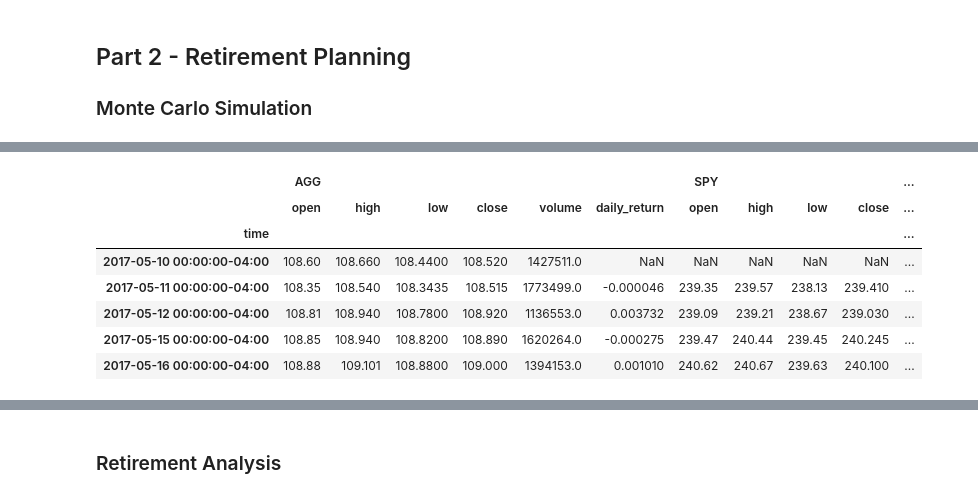
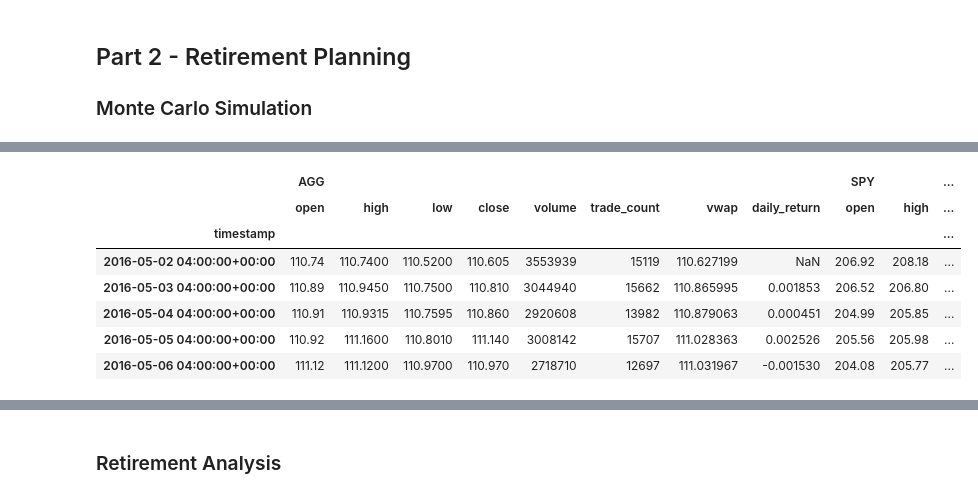
Before and after one commit to kainatahmed01/Module-5-Challenge, a Jupyter notebook: financial-planner.ipynb, the cells around one changed output, grey strips where cells are left out. Saved outputs shown, nothing was run; the diff lists cells and outputs as text; code cells hidden in the pictures.

```diff
--- a/financial-planner.ipynb
+++ b/financial-planner.ipynb
@@ -65,14 +114,14 @@ my_agg = 200
 my_spy = 50
 # %%
 # Set Alpaca API key and secret
-alpaca_api_key = 'EYCuMYzkN7aF8PzXba__'
-alpaca_secret_key = 'EYCuMYzkN7aF8PzXba__'
-
+# YOUR CODE HERE!
+alpaca_api_key = os.getenv("ALPACA_API_KEY")
+alpaca_secret_key = os.getenv("ALPACA_SECRET_KEY")
 # Create the Alpaca API object
-api = tradeapi.REST(
+# YOUR CODE HERE!
+alpaca = tradeapi.REST(
     alpaca_api_key,
     alpaca_secret_key,
-    api_version='v2'
-)
+    api_version="v2")
 # %%
 # Format current date as ISO format
@@ -170,9 +231,8 @@ Congratulations! You have enough money in your emergency fund.
 ### Monte Carlo Simulation
 # %%
 # Set start and end dates of five years back from today.
-start_date = pd.Timestamp('2018-05-01', tz='America/New_York').isoformat()
-end_date = pd.Timestamp('2023-05-01', tz='America/New_York').isoformat()
-
 # Sample results may vary from the solution based on the time frame chosen
+start_date = pd.Timestamp('2016-05-01', tz='America/New_York').isoformat()
+end_date = pd.Timestamp('2021-05-01', tz='America/New_York').isoformat()
 # %%
 # Get 5 years' worth of historical data for SPY and AGG
@@ -206,0 +267,13 @@ df_stock_data.head()
+# %%
+# Reorganize the DataFrame
+# Separate ticker data
+# YOUR CODE HERE!
+
+AGG = df_stock_data[df_stock_data['symbol'] == 'AGG'].drop('symbol', axis=1)
+SPY = df_stock_data[df_stock_data['symbol'] == 'SPY'].drop('symbol', axis=1)
+
+# Concatenate the ticker DataFrames
+# YOUR CODE HERE!
+df_stock_data = pd.concat([AGG,SPY],axis=1, keys=['AGG','SPY'])
+
+df_stock_data
@@ -207,16 +296,23 @@ df_stock_data.head()
 # %%
 # Configuring a Monte Carlo simulation to forecast 30 years cumulative returns
-num_years = 30
-num_days_per_year = 252  # Assuming 252 trading days in a year
+# YOUR CODE HERE!
+# ?MCSimulation
+MC_thirtyyear = MCSimulation(
+    portfolio_data = df_stock_data,
+    weights = [.40,0.60],
+    num_simulation = 500,
+    num_trading_days = 252*30
+)
 # %%
 # Printing the simulation input data
-num_simulations = 500
+# YOUR CODE HERE
+MC_thirtyyear.portfolio_data.head()
 # %% [output]
-|  | AGG |  |  |  |  |  | SPY |  |  |  | ... |
-|  | open | high | low | close | volume | daily_return | open | high | low | close | ... |
-| time |  |  |  |  |  |  |  |  |  |  | ... |
-| 2017-05-10 00:00:00-04:00 | 108.60 | 108.660 | 108.4400 | 108.520 | 1427511.0 | NaN | NaN | NaN | NaN | NaN | ... |
-| 2017-05-11 00:00:00-04:00 | 108.35 | 108.540 | 108.3435 | 108.515 | 1773499.0 | -0.000046 | 239.35 | 239.57 | 238.13 | 239.410 | ... |
-| 2017-05-12 00:00:00-04:00 | 108.81 | 108.940 | 108.7800 | 108.920 | 1136553.0 | 0.003732 | 239.09 | 239.21 | 238.67 | 239.030 | ... |
-| 2017-05-15 00:00:00-04:00 | 108.85 | 108.940 | 108.8200 | 108.890 | 1620264.0 | -0.000275 | 239.47 | 240.44 | 239.45 | 240.245 | ... |
-| 2017-05-16 00:00:00-04:00 | 108.88 | 109.101 | 108.8800 | 109.000 | 1394153.0 | 0.001010 | 240.62 | 240.67 | 239.63 | 240.100 | ... |
+|  | AGG |  |  |  |  |  |  |  | SPY |  | ... |
+|  | open | high | low | close | volume | trade_count | vwap | daily_return | open | high | ... |
+| timestamp |  |  |  |  |  |  |  |  |  |  | ... |
+| 2016-05-02 04:00:00+00:00 | 110.74 | 110.7400 | 110.5200 | 110.605 | 3553939 | 15119 | 110.627199 | NaN | 206.92 | 208.18 | ... |
+| 2016-05-03 04:00:00+00:00 | 110.89 | 110.9450 | 110.7500 | 110.810 | 3044940 | 15662 | 110.865995 | 0.001853 | 206.52 | 206.80 | ... |
+| 2016-05-04 04:00:00+00:00 | 110.91 | 110.9315 | 110.7595 | 110.860 | 2920608 | 13982 | 110.879063 | 0.000451 | 204.99 | 205.85 | ... |
+| 2016-05-05 04:00:00+00:00 | 110.92 | 111.1600 | 110.8010 | 111.140 | 3008142 | 15707 | 111.028363 | 0.002526 | 205.56 | 205.98 | ... |
+| 2016-05-06 04:00:00+00:00 | 111.12 | 111.1200 | 110.9700 | 110.970 | 2718710 | 12697 | 111.031967 | -0.001530 | 204.08 | 205.77 | ... |
```
Also changed, not shown: parts of 40 cells of this notebook.
